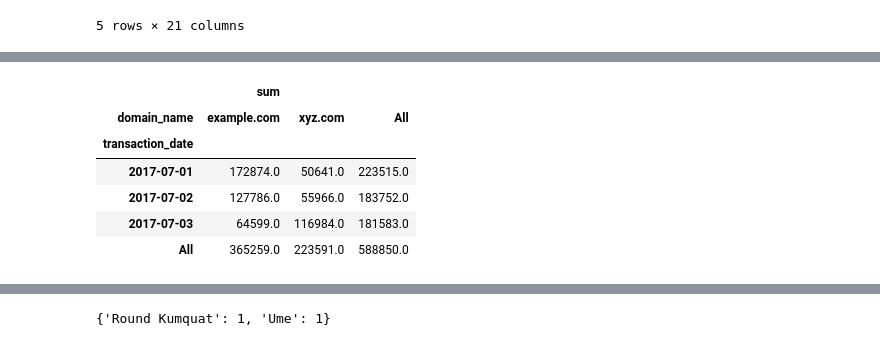
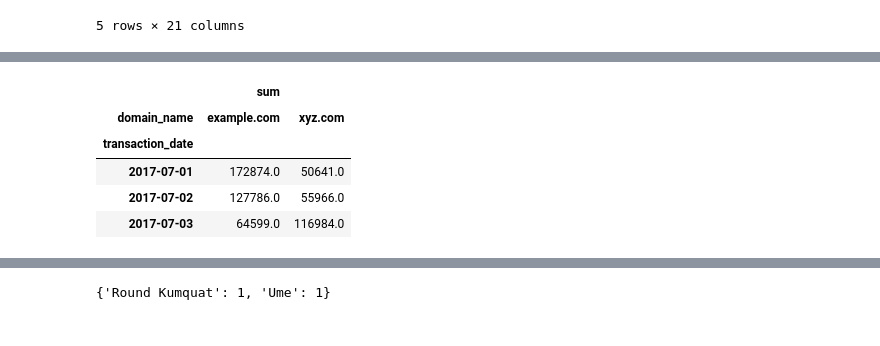
Before and after one commit to dtsmith2001/p-data-challenge, a Jupyter notebook: Explorations.ipynb, the cells around one changed output, grey strips where cells are left out. Saved outputs shown, nothing was run; the diff lists cells and outputs as text; code cells hidden in the pictures.

```diff
--- a/Explorations.ipynb
+++ b/Explorations.ipynb
@@ -95,16 +91,10 @@ def convert_list(query_string):
     dd = parse_qs(query_string)
     return {k: int(handle_error(dd[k][0], k)) for k in dd}
 # %%
-url_results = fr.url.apply(lambda x: urlparse(x))
-domain_names = url_results.apply(lambda x: x[1])
-item_query = url_results.apply(lambda x: x[4])
-qq = item_query.apply(lambda x: convert_list(x)).apply(pd.Series).fillna(value=0)
-
-
-
 fr = pd.DataFrame()
 col_names = ["timestamp", "website_id", "customer_id", "app_version", "placeholder", "checkout_amount", "url"]
 data_report = []
+item_lists = []
 for fname in os.listdir("data"):
     ffr = pd.read_csv(os.path.join("data", fname),
                       header=0, names=col_names,
@@ -119,9 +109,10 @@ for fname in os.listdir("data"):
     qq = item_query.apply(lambda x: convert_list)
     # handle store.example.com and www.example.com as the same website
     ffr["domain_name"] = domain_name.apply(lambda x: x if not "example.com" in x else ".".join(x.split(".")[1:]))
-#     item_query = url_items.apply(lambda x: x[4])
-#     qq = item_query.apply(lambda x: convert_list(x)).apply(pd.Series).fillna(value=0)
-#     final_fr = ffr.join(qq)
+    item_query = url_items.apply(lambda x: x[4])
+    qq = item_query.apply(lambda x: convert_list(x)).apply(pd.Series).fillna(value=0)
+    item_lists += qq.columns.tolist()
+    final_fr = ffr.join(qq)
     print("date {} has {} sales for rows {} and unique dates {}".format(fname, ffr.checkout_amount.sum(),
                                                                         ffr.shape[0],
                                                                         transaction_date.unique().shape[0]))
@@ -134,6 +125,7 @@ for fname in os.listdir("data"):
                         "n_dates": transaction_date.unique().shape[0]})
     fr = fr.append(final_fr)
 fr.reset_index(drop=True, inplace=True)
+item_lists = list(set(item_lists))
 fr.shape
 # %% [output]
 date 2017-07-02.csv has 183294.0 sales for rows 11573 and unique dates 2
@@ -160,11 +150,10 @@ fr.head()
 # %%
-pd.pivot_table(fr, values="checkout_amount", index="transaction_date", columns="domain_name",
-               aggfunc=[np.sum], margins=True)
+pt = pd.pivot_table(fr, values="checkout_amount", index="transaction_date", columns="domain_name",
+               aggfunc=[np.sum], margins=False)
 # %% [output]
-|  | sum |  |  |
-| domain_name | example.com | xyz.com | All |
-| transaction_date |  |  |  |
-| 2017-07-01 | 172874.0 | 50641.0 | 223515.0 |
-| 2017-07-02 | 127786.0 | 55966.0 | 183752.0 |
-| 2017-07-03 | 64599.0 | 116984.0 | 181583.0 |
-| All | 365259.0 | 223591.0 | 588850.0 |
+|  | sum |  |
+| domain_name | example.com | xyz.com |
+| transaction_date |  |  |
+| 2017-07-01 | 172874.0 | 50641.0 |
+| 2017-07-02 | 127786.0 | 55966.0 |
+| 2017-07-03 | 64599.0 | 116984.0 |
```
Also changed, not shown: parts of 37 cells of this notebook, 1 other file.
